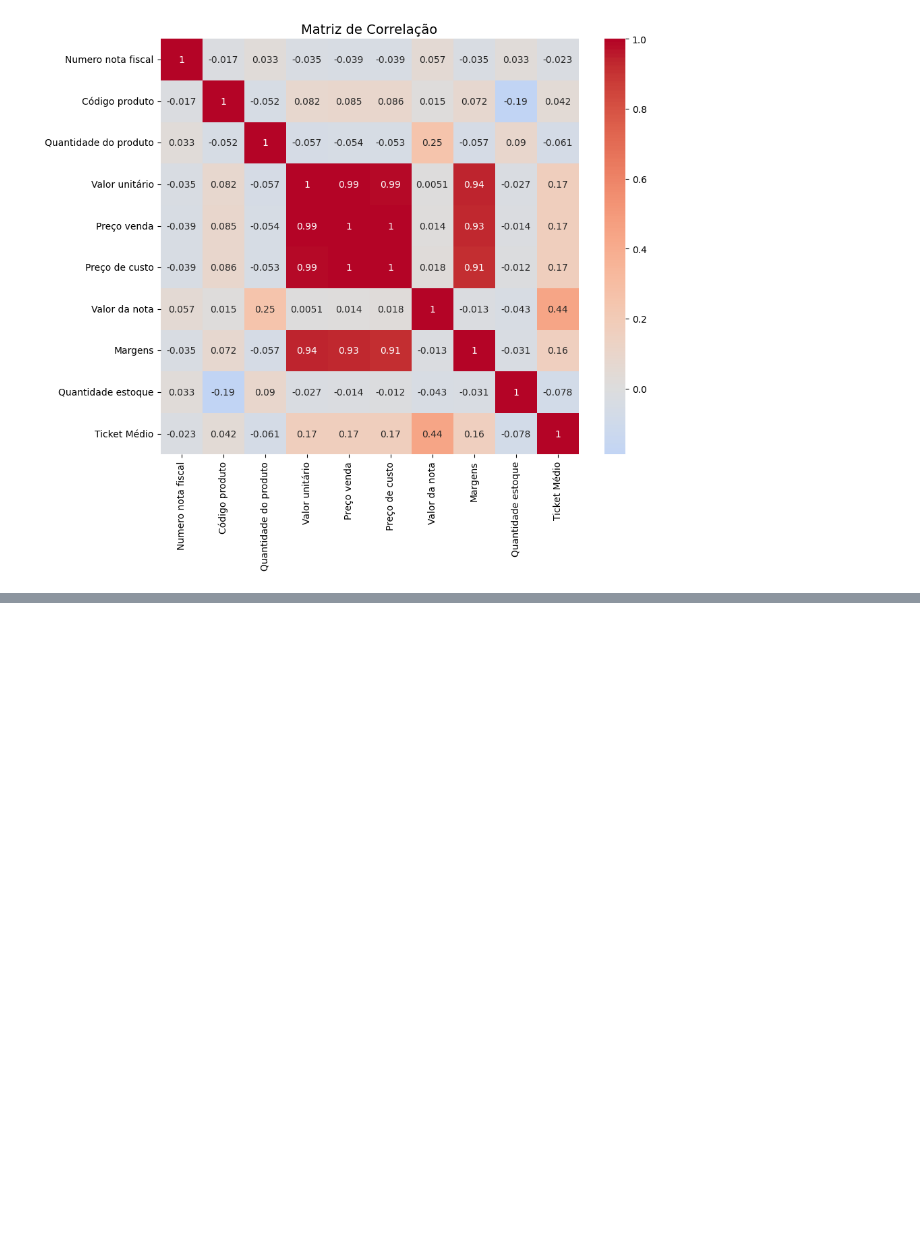
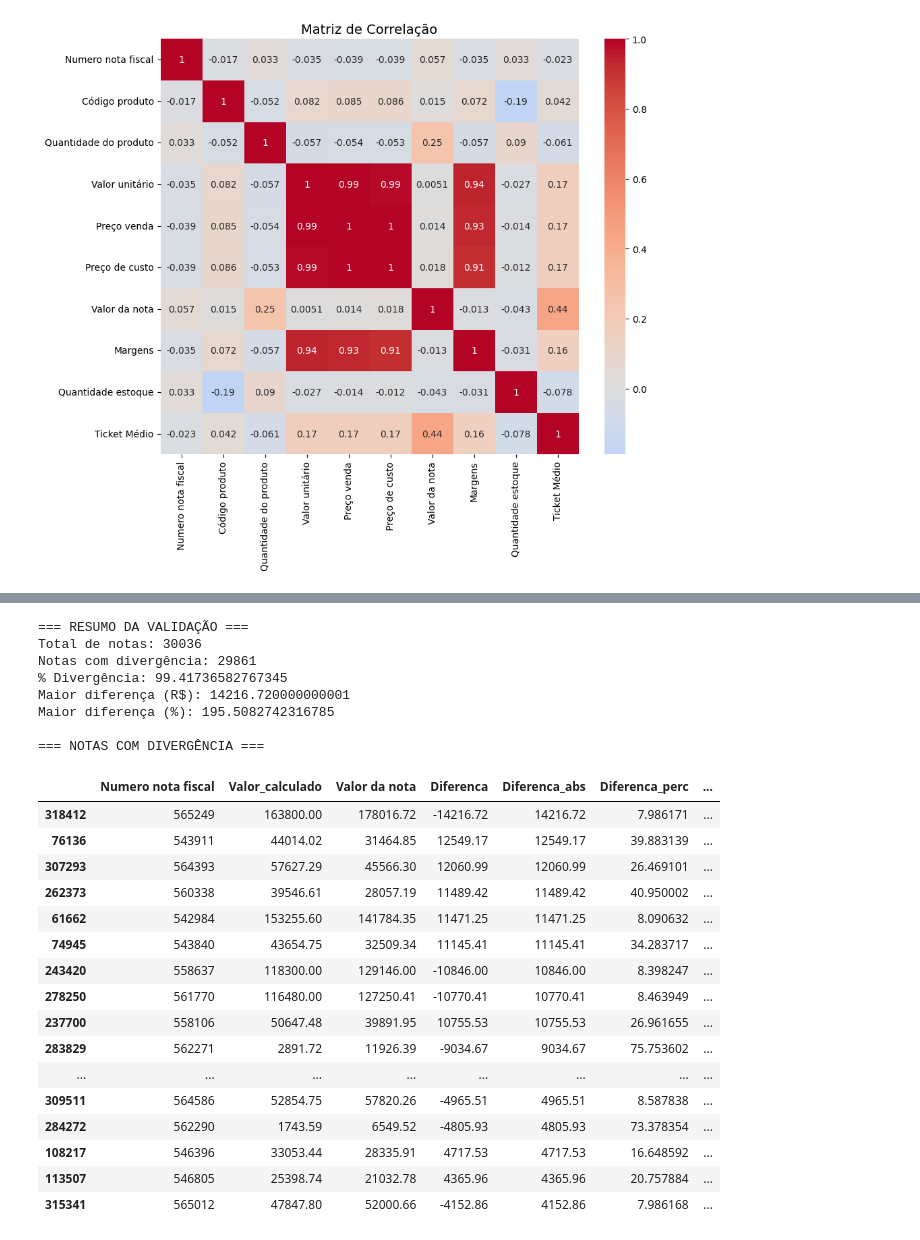
Before and after one commit to PauloQuirinoMN/Sistema-de-Recomendacao-e-Cross-selling, a Jupyter notebook: exploratoria.ipynb, the cells around one changed output, grey strips where cells are left out. Cells and saved outputs as stored; diff of their text form; code cells hidden in the pictures; blank space fills up the shorter version.

```diff
--- a/exploratoria.ipynb
+++ b/exploratoria.ipynb
@@ -210,6 +214,9 @@ Data columns (total 13 columns):
  12  Quantidade estoque     327203 non-null  float64
 dtypes: datetime64[ns](1), float64(7), int64(2), object(3)
 memory usage: 32.5+ MB
+# %%
+df_vendas_enriquecido["Quantidade do produto"] = df_vendas_enriquecido["Quantidade do produto"].astype(int)
+df_vendas_enriquecido["Quantidade estoque"] = df_vendas_enriquecido["Quantidade estoque"].astype(int)
 # %%
 df_vendas_enriquecido.describe()
 # %% [output]
@@ -946,0 +1010,72 @@ print(lista_tamanho)
+# %%
+import pandas as pd
+
+# 1. Calcular o valor total por item em cada nota
+df_vendas_enriquecido['Valor_calculado'] = df_vendas_enriquecido['Quantidade do produto'] * df_vendas_enriquecido['Valor unitário']
+
+# 2. Agrupar por nota fiscal e calcular totais
+notas_agrupadas = df_vendas_enriquecido.groupby('Numero nota fiscal').agg({
+    'Valor_calculado': 'sum',
+    'Valor da nota': 'first'  # Pega o valor declarado da nota
+}).reset_index()
+
+# 3. Calcular a diferença absoluta e percentual
+notas_agrupadas['Diferenca'] = notas_agrupadas['Valor_calculado'] - notas_agrupadas['Valor da nota']
+notas_agrupadas['Diferenca_abs'] = abs(notas_agrupadas['Diferenca'])
+notas_agrupadas['Diferenca_perc'] = (notas_agrupadas['Diferenca_abs'] / notas_agrupadas['Valor da nota']) * 100
+
+# 4. Identificar notas com divergência (considerando margem de erro de 0.1% para arredondamentos)
+notas_problema = notas_agrupadas[notas_agrupadas['Diferenca_abs'] > 0.1]
+
+# 5. Resumo estatístico
+resumo = {
+    'Total de notas': len(notas_agrupadas),
+    'Notas com divergência': len(notas_problema),
+    '% Divergência': (len(notas_problema) / len(notas_agrupadas)) * 100,
+    'Maior diferença (R$)': notas_problema['Diferenca_abs'].max(),
+    'Maior diferença (%)': notas_problema['Diferenca_perc'].max()
+}
+
+# 6. Detalhamento das notas problemáticas (opcional)
+notas_detalhadas = pd.merge(
+    notas_problema,
+    df_vendas_enriquecido[['Numero nota fiscal', 'Data da venda', 'Código produto', 'Descrição do produto']],
+    on='Numero nota fiscal',
+    how='left'
+).drop_duplicates('Numero nota fiscal')
+
+print("\n=== RESUMO DA VALIDAÇÃO ===")
+for k, v in resumo.items():
+    print(f"{k}: {v}")
+
+print("\n=== NOTAS COM DIVERGÊNCIA ===")
+display(notas_detalhadas.sort_values('Diferenca_abs', ascending=False).head(30))
+
+# 7. Exportar para análise detalhada (opcional)
+notas_problema.to_excel('notas_com_divergencia.xlsx', index=False)
+# %% [output]
+=== RESUMO DA VALIDAÇÃO ===
+Total de notas: 30036
+Notas com divergência: 29861
+% Divergência: 99.41736582767345
+Maior diferença (R$): 14216.720000000001
+Maior diferença (%): 195.5082742316785
+
+=== NOTAS COM DIVERGÊNCIA ===
+|  | Numero nota fiscal | Valor_calculado | Valor da nota | Diferenca | Diferenca_abs | Diferenca_perc | ... |
+| 318412 | 565249 | 163800.00 | 178016.72 | -14216.72 | 14216.72 | 7.986171 | ... |
+| 76136 | 543911 | 44014.02 | 31464.85 | 12549.17 | 12549.17 | 39.883139 | ... |
+| 307293 | 564393 | 57627.29 | 45566.30 | 12060.99 | 12060.99 | 26.469101 | ... |
+| 262373 | 560338 | 39546.61 | 28057.19 | 11489.42 | 11489.42 | 40.950002 | ... |
+| 61662 | 542984 | 153255.60 | 141784.35 | 11471.25 | 11471.25 | 8.090632 | ... |
+| 74945 | 543840 | 43654.75 | 32509.34 | 11145.41 | 11145.41 | 34.283717 | ... |
+| 243420 | 558637 | 118300.00 | 129146.00 | -10846.00 | 10846.00 | 8.398247 | ... |
+| 278250 | 561770 | 116480.00 | 127250.41 | -10770.41 | 10770.41 | 8.463949 | ... |
+| 237700 | 558106 | 50647.48 | 39891.95 | 10755.53 | 10755.53 | 26.961655 | ... |
+| 283829 | 562271 | 2891.72 | 11926.39 | -9034.67 | 9034.67 | 75.753602 | ... |
+| ... | ... | ... | ... | ... | ... | ... | ... |
+| 309511 | 564586 | 52854.75 | 57820.26 | -4965.51 | 4965.51 | 8.587838 | ... |
+| 284272 | 562290 | 1743.59 | 6549.52 | -4805.93 | 4805.93 | 73.378354 | ... |
+| 108217 | 546396 | 33053.44 | 28335.91 | 4717.53 | 4717.53 | 16.648592 | ... |
+| 113507 | 546805 | 25398.74 | 21032.78 | 4365.96 | 4365.96 | 20.757884 | ... |
+| 315341 | 565012 | 47847.80 | 52000.66 | -4152.86 | 4152.86 | 7.986168 | ... |
```
Also changed, not shown: parts of 13 cells of this notebook, 2 other files.
